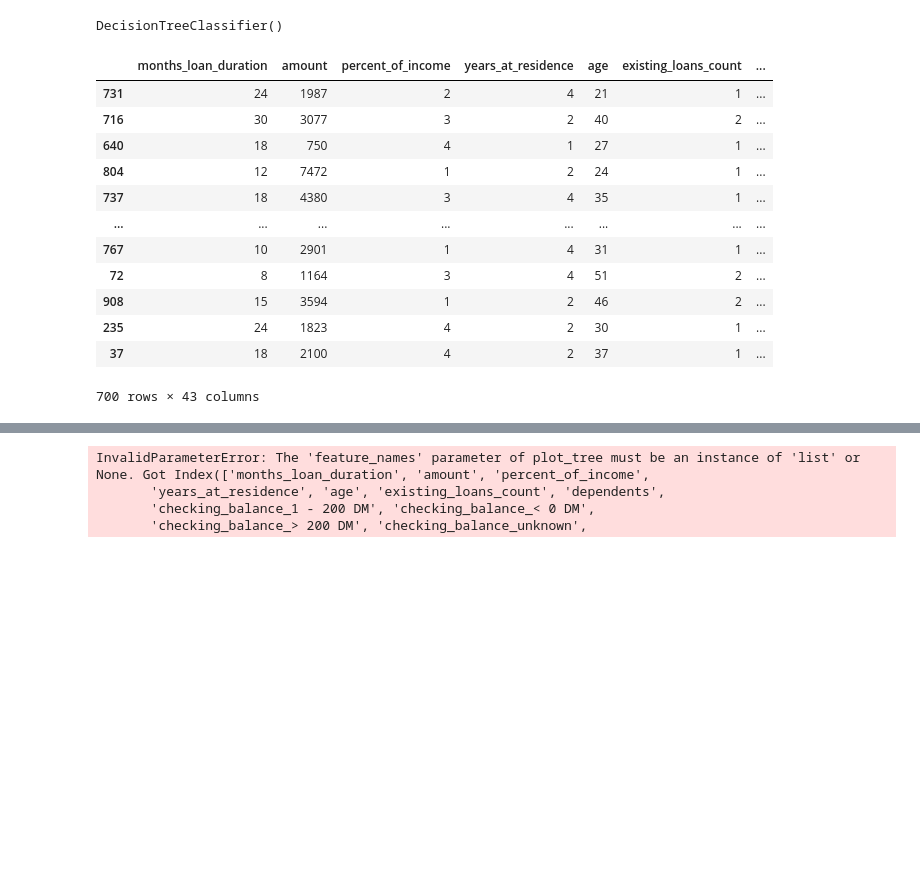
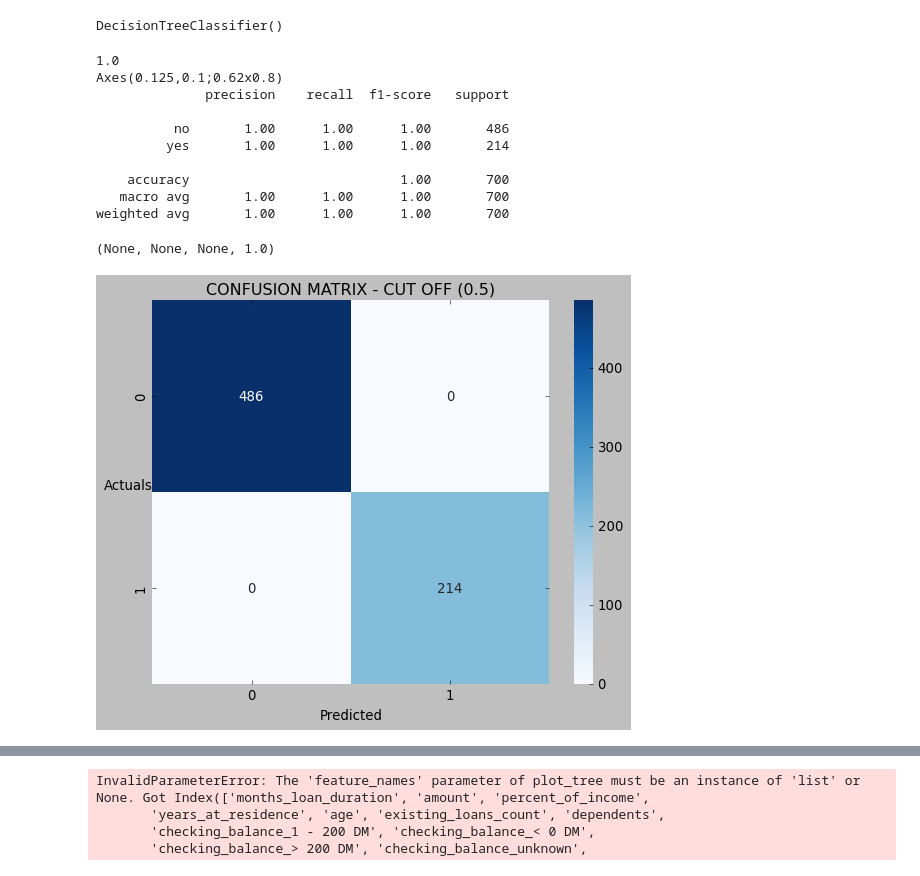
Before and after one commit to Harsh-bharwani/AI, a Jupyter notebook: newData.ipynb, the cells around one changed output, grey strips where cells are left out. Drawn from its saved outputs; the diff is of its cells as text; code cells hidden in the pictures; blank space fills up the shorter version.

```diff
--- a/newData.ipynb
+++ b/newData.ipynb
@@ -285,20 +285,4 @@ dt_model=DecisionTreeClassifier()
 dt_model.fit(x_train, y_train)
 # %% [output]
 DecisionTreeClassifier()
-# %%
-x_train
-# %% [output]
-|  | months_loan_duration | amount | percent_of_income | years_at_residence | age | existing_loans_count | ... |
-| 731 | 24 | 1987 | 2 | 4 | 21 | 1 | ... |
-| 716 | 30 | 3077 | 3 | 2 | 40 | 2 | ... |
-| 640 | 18 | 750 | 4 | 1 | 27 | 1 | ... |
-| 804 | 12 | 7472 | 1 | 2 | 24 | 1 | ... |
-| 737 | 18 | 4380 | 3 | 4 | 35 | 1 | ... |
-| ... | ... | ... | ... | ... | ... | ... | ... |
-| 767 | 10 | 2901 | 1 | 4 | 31 | 1 | ... |
-| 72 | 8 | 1164 | 3 | 4 | 51 | 2 | ... |
-| 908 | 15 | 3594 | 1 | 2 | 46 | 2 | ... |
-| 235 | 24 | 1823 | 4 | 2 | 30 | 1 | ... |
-| 37 | 18 | 2100 | 4 | 2 | 37 | 1 | ... |
-700 rows × 43 columns
 # %%
@@ -306,3 +291,37 @@ from sklearn.metrics import roc_auc_score, roc_curve
+# %%
+def evaluate_train_model(model):
+    y_train_predict = model.predict(x_train)
+
+    Acc_train = print(model.score(x_train,y_train))
+
+    CM_train = print(sns.heatmap((metrics.confusion_matrix(y_train,y_train_predict)),annot=True,fmt='.5g'
+                ,cmap='Blues'));
+    plt.xlabel('Predicted');
+    plt.ylabel('Actuals',rotation=0);
+    plt.title('CONFUSION MATRIX - CUT OFF (0.5)')
+
+    CR_train = print(metrics.classification_report(y_train,y_train_predict))
+
+    probs = model.predict_proba(x_train)
+    probs = probs[:, 1]
+    auc_train = roc_auc_score(y_train, probs)
+
+    return Acc_train,CM_train,CR_train,auc_train
+# %%
+evaluate_train_model(dt_model)
+# %% [output]
+1.0
+Axes(0.125,0.1;0.62x0.8)
+              precision    recall  f1-score   support
+
+          no       1.00      1.00      1.00       486
+         yes       1.00      1.00      1.00       214
+
+    accuracy                           1.00       700
+   macro avg       1.00      1.00      1.00       700
+weighted avg       1.00      1.00      1.00       700
+(None, None, None, 1.0)
+[figure, added]
 # %%
 def evaluate_test_model(model):
     y_test_predict = model.predict(x_test)
```
Also changed, not shown: parts of 21 cells of this notebook, 2 other files.
